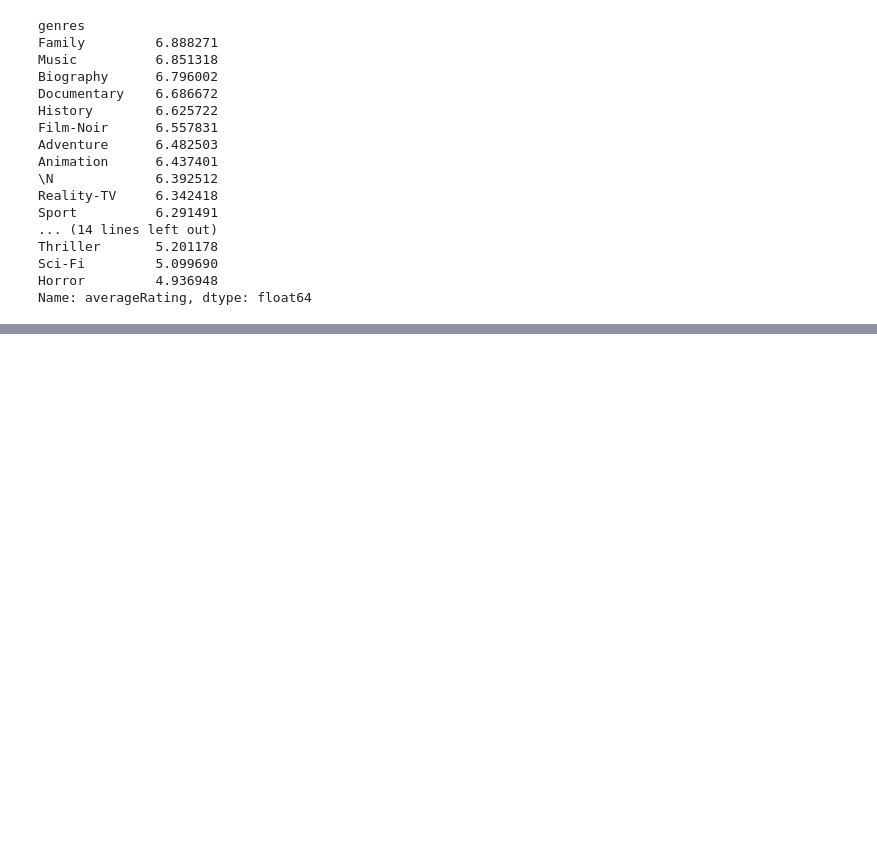
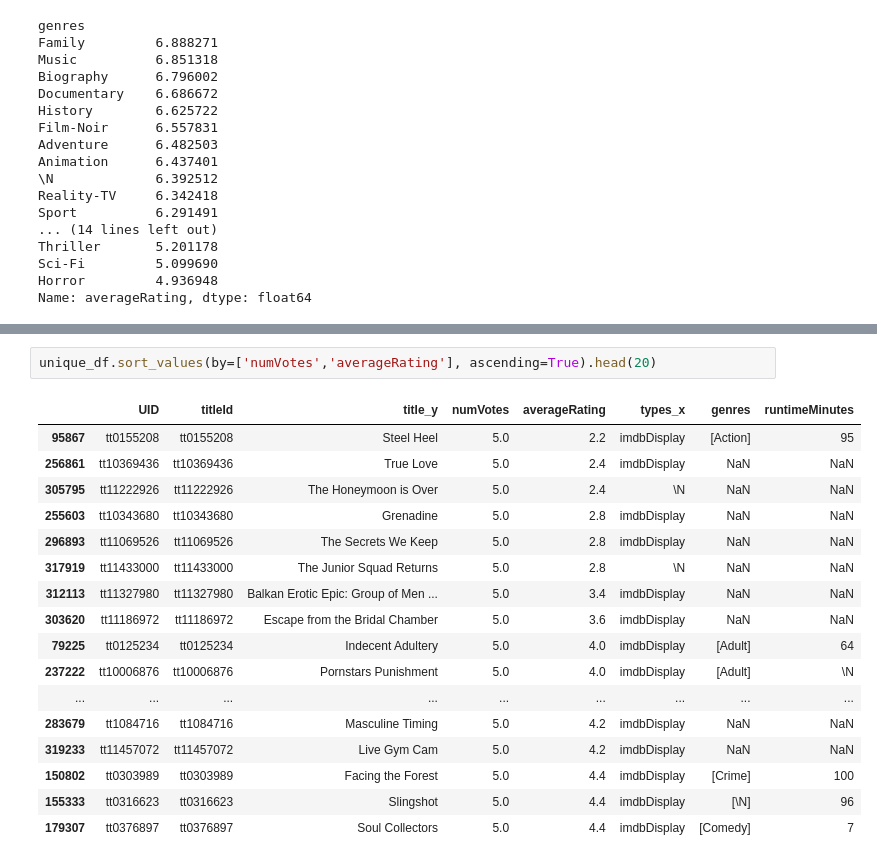
Before and after one commit to Rams7771/Project-1---Group-3, a Jupyter notebook: Merge-ALL.ipynb, the cells around one changed output, grey strips where cells are left out. Saved outputs shown, nothing was run; the diff lists cells and outputs as text; blank space fills up the shorter version.

```diff
--- a/Merge-ALL.ipynb
+++ b/Merge-ALL.ipynb
@@ -207,0 +279,20 @@ print(top_10_movies[['title_y', 'numVotes']])
+# %%
+unique_df.sort_values(by=['numVotes','averageRating'], ascending=True).head(20)
+# %% [output]
+|  | UID | titleId | title_y | numVotes | averageRating | types_x | genres | runtimeMinutes |
+| 95867 | tt0155208 | tt0155208 | Steel Heel | 5.0 | 2.2 | imdbDisplay | [Action] | 95 |
+| 256861 | tt10369436 | tt10369436 | True Love | 5.0 | 2.4 | imdbDisplay | NaN | NaN |
+| 305795 | tt11222926 | tt11222926 | The Honeymoon is Over | 5.0 | 2.4 | \N | NaN | NaN |
+| 255603 | tt10343680 | tt10343680 | Grenadine | 5.0 | 2.8 | imdbDisplay | NaN | NaN |
+| 296893 | tt11069526 | tt11069526 | The Secrets We Keep | 5.0 | 2.8 | imdbDisplay | NaN | NaN |
+| 317919 | tt11433000 | tt11433000 | The Junior Squad Returns | 5.0 | 2.8 | \N | NaN | NaN |
+| 312113 | tt11327980 | tt11327980 | Balkan Erotic Epic: Group of Men ... | 5.0 | 3.4 | imdbDisplay | NaN | NaN |
+| 303620 | tt11186972 | tt11186972 | Escape from the Bridal Chamber | 5.0 | 3.6 | imdbDisplay | NaN | NaN |
+| 79225 | tt0125234 | tt0125234 | Indecent Adultery | 5.0 | 4.0 | imdbDisplay | [Adult] | 64 |
+| 237222 | tt10006876 | tt10006876 | Pornstars Punishment | 5.0 | 4.0 | imdbDisplay | [Adult] | \N |
+| ... | ... | ... | ... | ... | ... | ... | ... | ... |
+| 283679 | tt1084716 | tt1084716 | Masculine Timing | 5.0 | 4.2 | imdbDisplay | NaN | NaN |
+| 319233 | tt11457072 | tt11457072 | Live Gym Cam | 5.0 | 4.2 | imdbDisplay | NaN | NaN |
+| 150802 | tt0303989 | tt0303989 | Facing the Forest | 5.0 | 4.4 | imdbDisplay | [Crime] | 100 |
+| 155333 | tt0316623 | tt0316623 | Slingshot | 5.0 | 4.4 | imdbDisplay | [\N] | 96 |
+| 179307 | tt0376897 | tt0376897 | Soul Collectors | 5.0 | 4.4 | imdbDisplay | [Comedy] | 7 |
```
Also changed, not shown: parts of 19 cells of this notebook.
